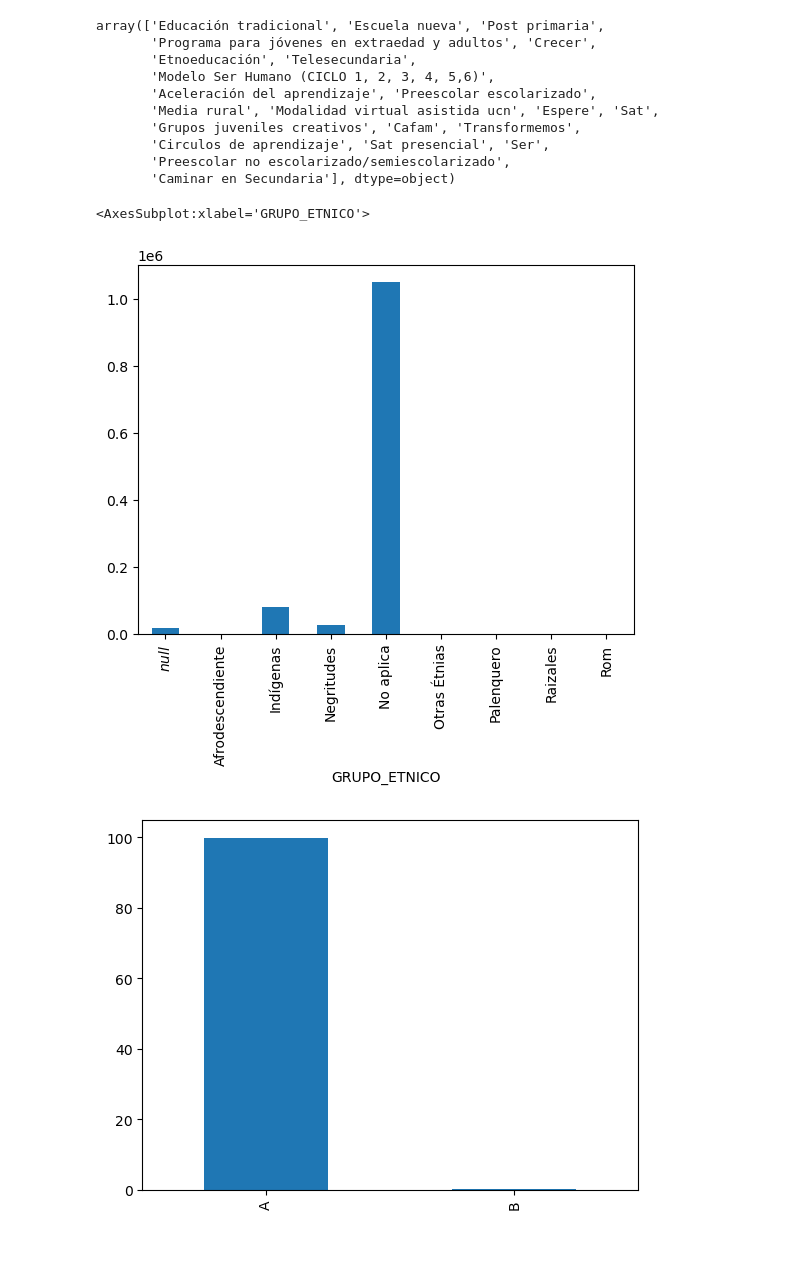
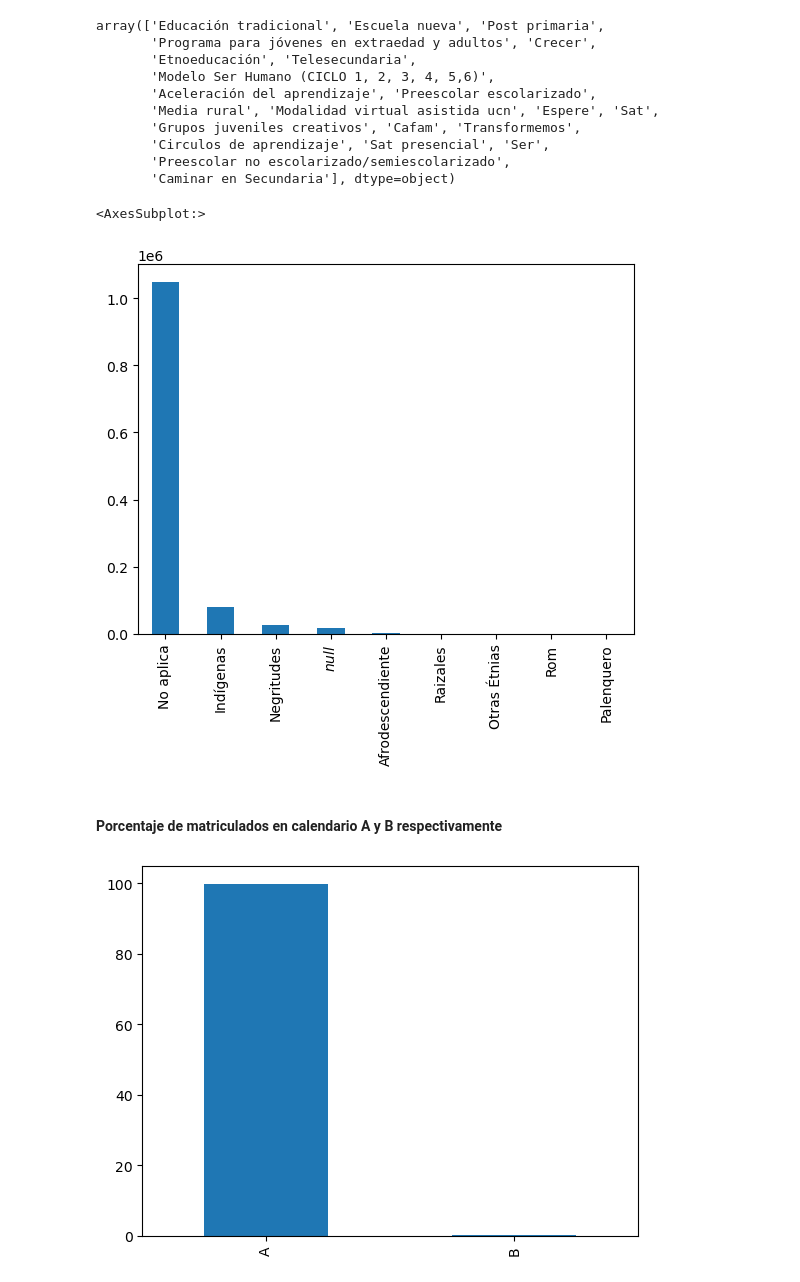
Before and after one commit to Cuenta-oss/analisis_exploratorio, a Jupyter notebook: datas.ipynb, the cells around one changed output. Drawn from its saved outputs; the diff is of its cells as text; code cells hidden in the pictures; blank space fills up the shorter version.

```diff
--- a/datas.ipynb
+++ b/datas.ipynb
@@ -254,10 +298,12 @@ array(['Educación tradicional', 'Escuela nueva', 'Post primaria',
        'Circulos de aprendizaje', 'Sat presencial', 'Ser',
        'Preescolar no escolarizado/semiescolarizado',
        'Caminar en Secundaria'], dtype=object)
-# %%
-data_2010_2021.groupby("GRUPO_ETNICO")["TOTAL_MATRICULA"].count().plot(kind="bar")
-# Se observa que la cantidad total de matriculados está en un rango aprox de entre 0 a 100
-# %% [output]
-<AxesSubplot:xlabel='GRUPO_ETNICO'>
-[figure, removed]
+# %%
+data_2010_2021["GRUPO_ETNICO"].value_counts().plot(kind="bar")
+# Podemos observar que la gran mayoria de estudiantes no pertenecen a un a un grupo etnico
+# %% [output]
+<AxesSubplot:>
+[figure, added]
+# %% [markdown]
+#### Porcentaje de matriculados en calendario A y B respectivamente
 # %%
```
Also changed, not shown: parts of 28 cells of this notebook.
